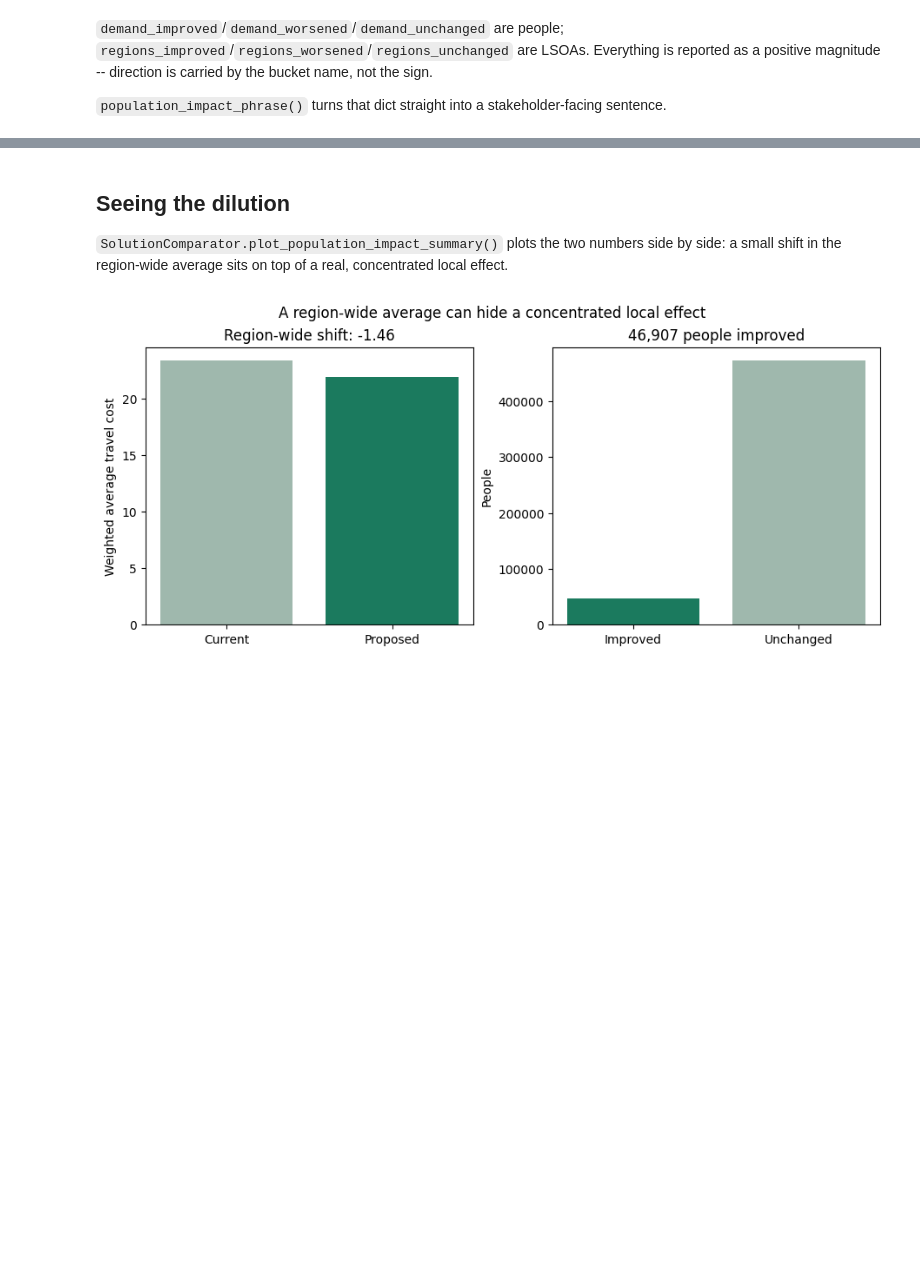
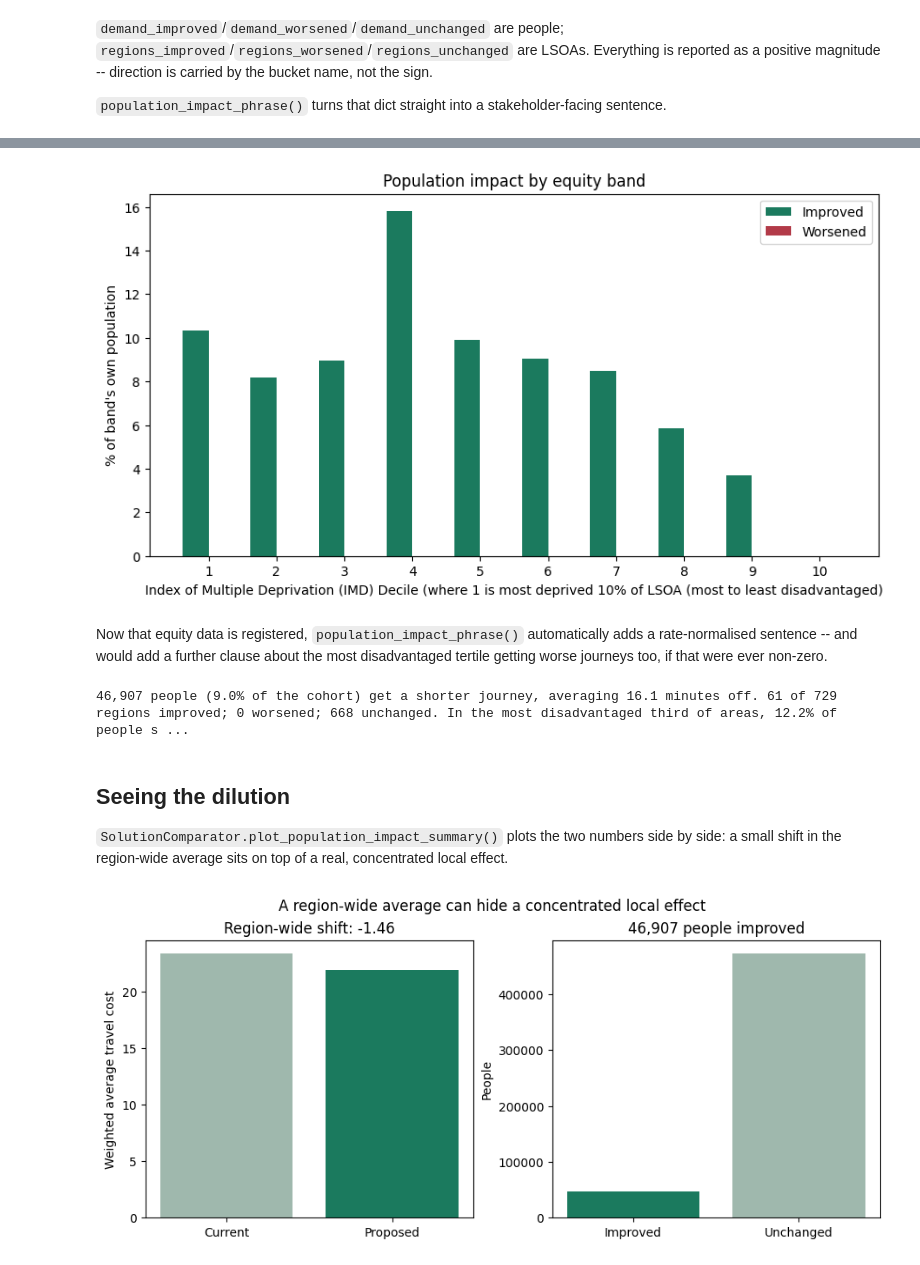
Before and after one commit to hsma-tools/lokigi, a Jupyter notebook: examples/location/population_impact/index.ipynb, the cells around one changed output, grey strips where cells are left out. Cells and saved outputs as stored; diff of their text form; code cells hidden in the pictures; blank space fills up the shorter version.

```diff
--- a/examples/location/population_impact/index.ipynb
+++ b/examples/location/population_impact/index.ipynb
@@ -114,3 +152,13 @@ print(comparator.population_impact_phrase())
+# %%
+comparator.plot_population_impact_by_equity_group();
+# %% [output]
+[figure, added]
+# %% [markdown]
+Now that equity data is registered, `population_impact_phrase()` automatically adds a rate-normalised sentence -- and would add a further clause about the most disadvantaged tertile getting worse journeys too, if that were ever non-zero.
+# %%
+print(comparator.population_impact_phrase())
+# %% [output]
+46,907 people (9.0% of the cohort) get a shorter journey, averaging 16.1 minutes off. 61 of 729 regions improved; 0 worsened; 668 unchanged. In the most disadvantaged third of areas, 12.2% of people s ...
 # %% [markdown]
 ## Seeing the dilution
 
```
Also changed, not shown: parts of 12 cells of this notebook, 13 other files.
